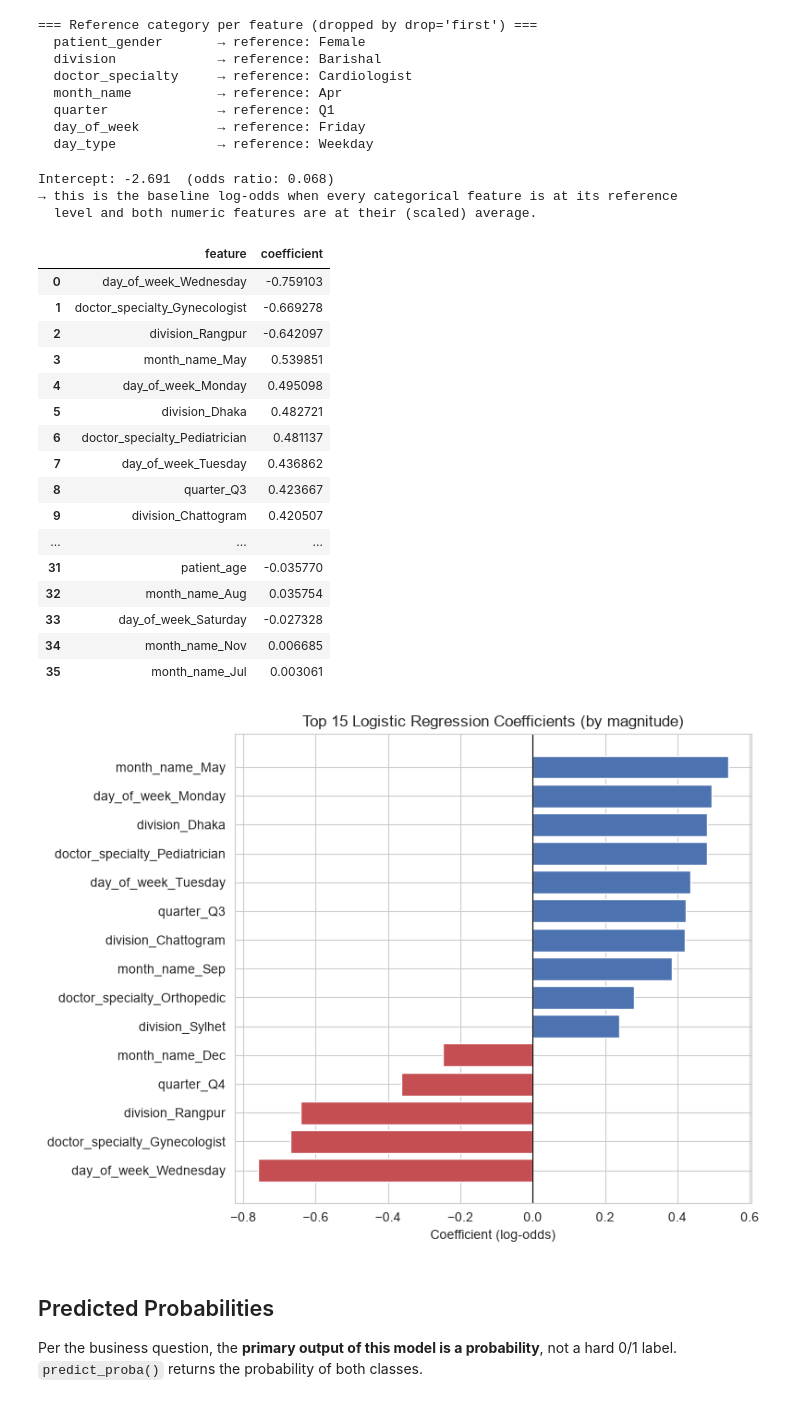
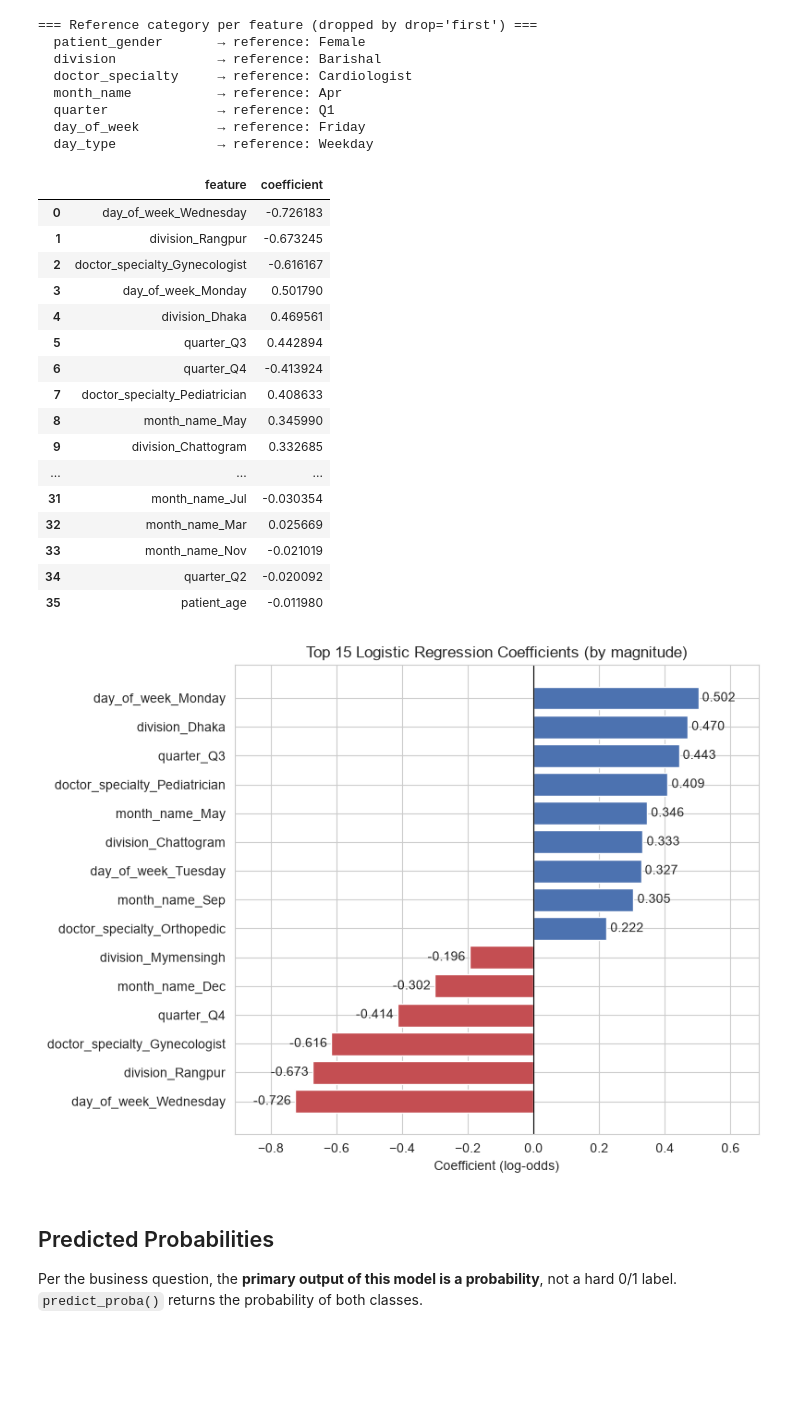
Before and after one commit to NavidulHoque/healthcare_appointment_analysis, a Jupyter notebook: python-analysis/03_predictive_modeling.ipynb, the cells around one changed output. Drawn from its saved outputs; the diff is of its cells as text; code cells hidden in the pictures; blank space fills up the shorter version.

```diff
--- a/python-analysis/03_predictive_modeling.ipynb
+++ b/python-analysis/03_predictive_modeling.ipynb
@@ -253,7 +255,7 @@ preprocessor = ColumnTransformer(transformers=[
 
 lr_model = Pipeline(steps=[
     ('preprocessor', preprocessor),
-    ('classifier', LogisticRegression(max_iter=1000, random_state=42)),
+    ('classifier', LogisticRegression(max_iter=1000, random_state=42, C=0.3, class_weight='balanced')),
 ])
 
 lr_model
@@ -320,46 +323,41 @@ coef_df = pd.DataFrame({
 })
 coef_df = coef_df.reindex(coef_df['coefficient'].abs().sort_values(ascending=False).index).reset_index(drop=True)
 
-print(f"Intercept: {intercept:.3f}  (odds ratio: {np.exp(intercept):.3f})")
-print("→ this is the baseline log-odds when every categorical feature is at its reference")
-print("  level and both numeric features are at their (scaled) average.\n")
-
 coef_df
 # %% [output]
-Intercept: -2.691  (odds ratio: 0.068)
-→ this is the baseline log-odds when every categorical feature is at its reference
-  level and both numeric features are at their (scaled) average.
 |  | feature | coefficient |
-| 0 | day_of_week_Wednesday | -0.759103 |
-| 1 | doctor_specialty_Gynecologist | -0.669278 |
-| 2 | division_Rangpur | -0.642097 |
-| 3 | month_name_May | 0.539851 |
-| 4 | day_of_week_Monday | 0.495098 |
-| 5 | division_Dhaka | 0.482721 |
-| 6 | doctor_specialty_Pediatrician | 0.481137 |
-| 7 | day_of_week_Tuesday | 0.436862 |
-| 8 | quarter_Q3 | 0.423667 |
-| 9 | division_Chattogram | 0.420507 |
+| 0 | day_of_week_Wednesday | -0.726183 |
+| 1 | division_Rangpur | -0.673245 |
+| 2 | doctor_specialty_Gynecologist | -0.616167 |
+| 3 | day_of_week_Monday | 0.501790 |
+| 4 | division_Dhaka | 0.469561 |
+| 5 | quarter_Q3 | 0.442894 |
+| 6 | quarter_Q4 | -0.413924 |
+| 7 | doctor_specialty_Pediatrician | 0.408633 |
+| 8 | month_name_May | 0.345990 |
+| 9 | division_Chattogram | 0.332685 |
 | ... | ... | ... |
-| 31 | patient_age | -0.035770 |
-| 32 | month_name_Aug | 0.035754 |
-| 33 | day_of_week_Saturday | -0.027328 |
-| 34 | month_name_Nov | 0.006685 |
-| 35 | month_name_Jul | 0.003061 |
+| 31 | month_name_Jul | -0.030354 |
+| 32 | month_name_Mar | 0.025669 |
+| 33 | month_name_Nov | -0.021019 |
+| 34 | quarter_Q2 | -0.020092 |
+| 35 | patient_age | -0.011980 |
 # %%
 top_n = coef_df.head(15).copy()
 top_n = top_n.reindex(top_n['coefficient'].sort_values().index)
 
 fig, ax = plt.subplots(figsize=(8, 6))
+ax.margins(x=0.15)
 colors = ['#C44E52' if c < 0 else '#4C72B0' for c in top_n['coefficient']]
-ax.barh(top_n['feature'], top_n['coefficient'], color=colors)
+bars = ax.barh(top_n['feature'], top_n['coefficient'], color=colors)
+ax.bar_label(bars, fmt='%.3f', padding=3)
 ax.axvline(0, color='black', linewidth=0.8)
 ax.set_xlabel('Coefficient (log-odds)')
 ax.set_title('Top 15 Logistic Regression Coefficients (by magnitude)')
 plt.tight_layout()
 plt.show()
 # %% [output]
-[figure, old version]
+[figure, new version]
 # %% [markdown]
 ## Predicted Probabilities
 
```
Also changed, not shown: parts of 18 cells of this notebook, 1 other file.
